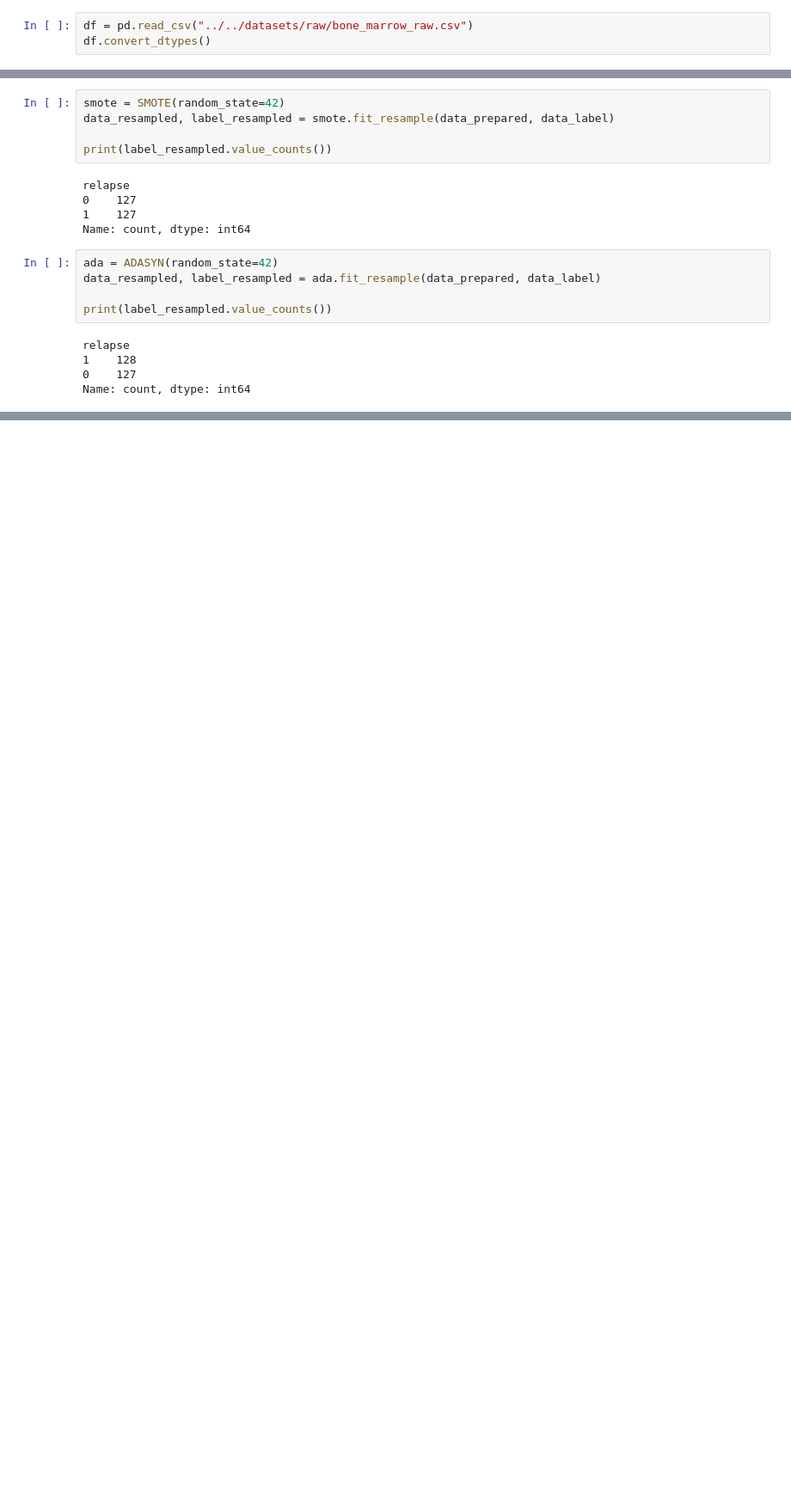
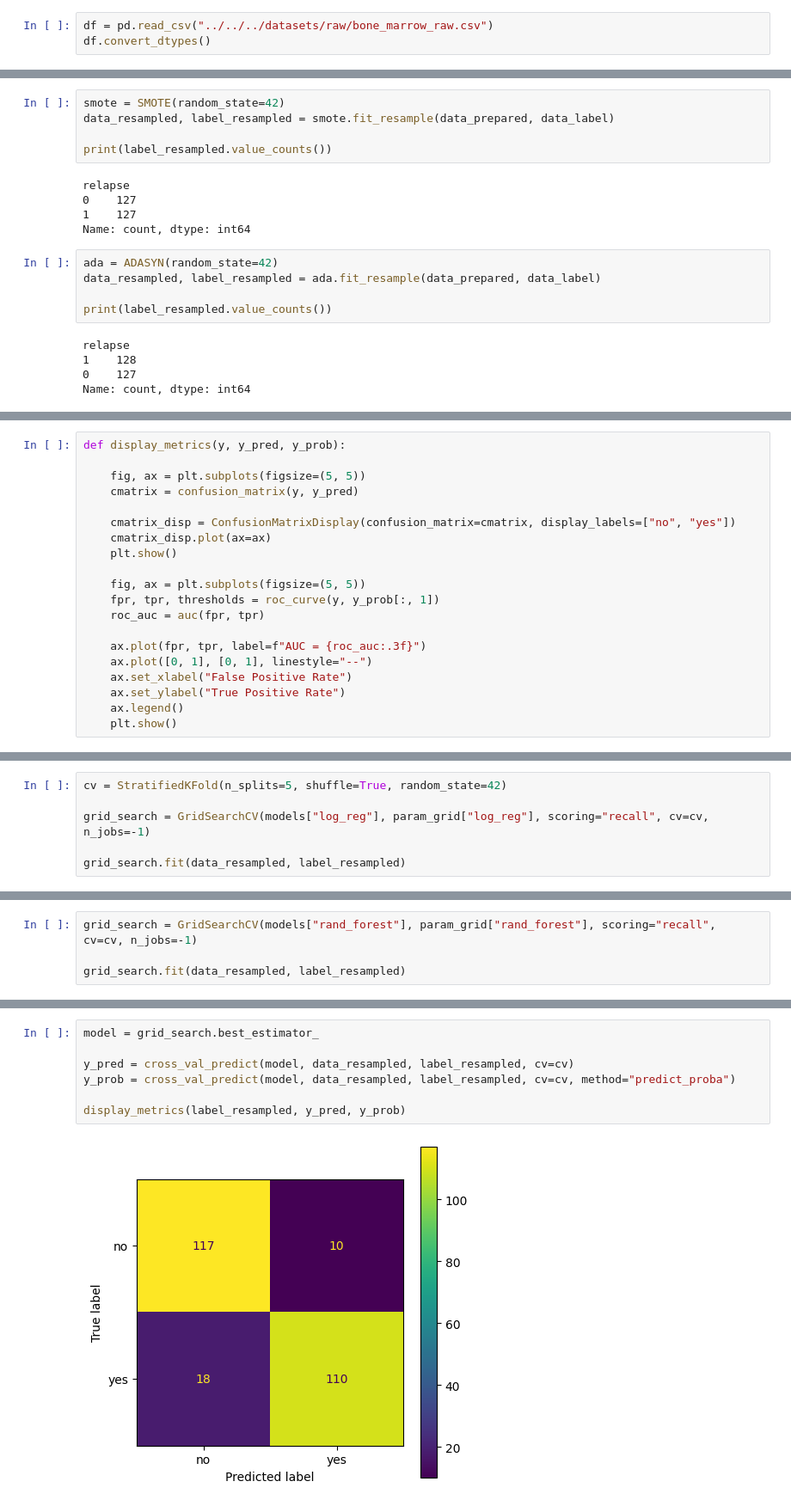
Before and after one commit to Meidical/challenge-2, a Jupyter notebook: notebooks/experiment/relapse/relapse-preprocessing-v2.ipynb, the cells around one changed output, grey strips where cells are left out. Shown at 86% size. Cells and saved outputs as stored; diff of their text form; blank space fills up the shorter version.

Commit message:
improve best model parameter search for relapse prediction

```diff
--- a/notebooks/experiment/relapse/relapse-preprocessing-v2.ipynb
+++ b/notebooks/experiment/relapse/relapse-preprocessing-v2.ipynb
@@ -42,7 +42,7 @@ from sklearn.metrics import r2_score, accuracy_score, confusion_matrix, Confusio
 # %% [markdown]
 ## Data Loading
 # %%
-df = pd.read_csv("../../datasets/raw/bone_marrow_raw.csv")
+df = pd.read_csv("../../../datasets/raw/bone_marrow_raw.csv")
 df.convert_dtypes()
 # %% [output]
 |  | donor_age | donor_age_below_35 | donor_ABO | donor_CMV | recipient_age | recipient_age_below_10 | ... |
@@ -268,0 +267,20 @@ Name: count, dtype: int64
+# %%
+def display_metrics(y, y_pred, y_prob):
+
+    fig, ax = plt.subplots(figsize=(5, 5))
+    cmatrix = confusion_matrix(y, y_pred)
+
+    cmatrix_disp = ConfusionMatrixDisplay(confusion_matrix=cmatrix, display_labels=["no", "yes"])
+    cmatrix_disp.plot(ax=ax)
+    plt.show()
+
+    fig, ax = plt.subplots(figsize=(5, 5))
+    fpr, tpr, thresholds = roc_curve(y, y_prob[:, 1])
+    roc_auc = auc(fpr, tpr)
+
+    ax.plot(fpr, tpr, label=f"AUC = {roc_auc:.3f}")
+    ax.plot([0, 1], [0, 1], linestyle="--")
+    ax.set_xlabel("False Positive Rate")
+    ax.set_ylabel("True Positive Rate")
+    ax.legend()
+    plt.show()
@@ -268,0 +320,6 @@ Name: count, dtype: int64
+# %%
+cv = StratifiedKFold(n_splits=5, shuffle=True, random_state=42)
+
+grid_search = GridSearchCV(models["log_reg"], param_grid["log_reg"], scoring="recall", cv=cv, n_jobs=-1)
+
+grid_search.fit(data_resampled, label_resampled)
@@ -268,0 +341,4 @@ Name: count, dtype: int64
+# %%
+grid_search = GridSearchCV(models["rand_forest"], param_grid["rand_forest"], scoring="recall", cv=cv, n_jobs=-1)
+
+grid_search.fit(data_resampled, label_resampled)
@@ -268,0 +356,9 @@ Name: count, dtype: int64
+# %%
+model = grid_search.best_estimator_
+
+y_pred = cross_val_predict(model, data_resampled, label_resampled, cv=cv)
+y_prob = cross_val_predict(model, data_resampled, label_resampled, cv=cv, method="predict_proba")
+
+display_metrics(label_resampled, y_pred, y_prob)
+# %% [output]
+[figure, added]
```
Also changed, not shown: parts of 10 cells of this notebook.
